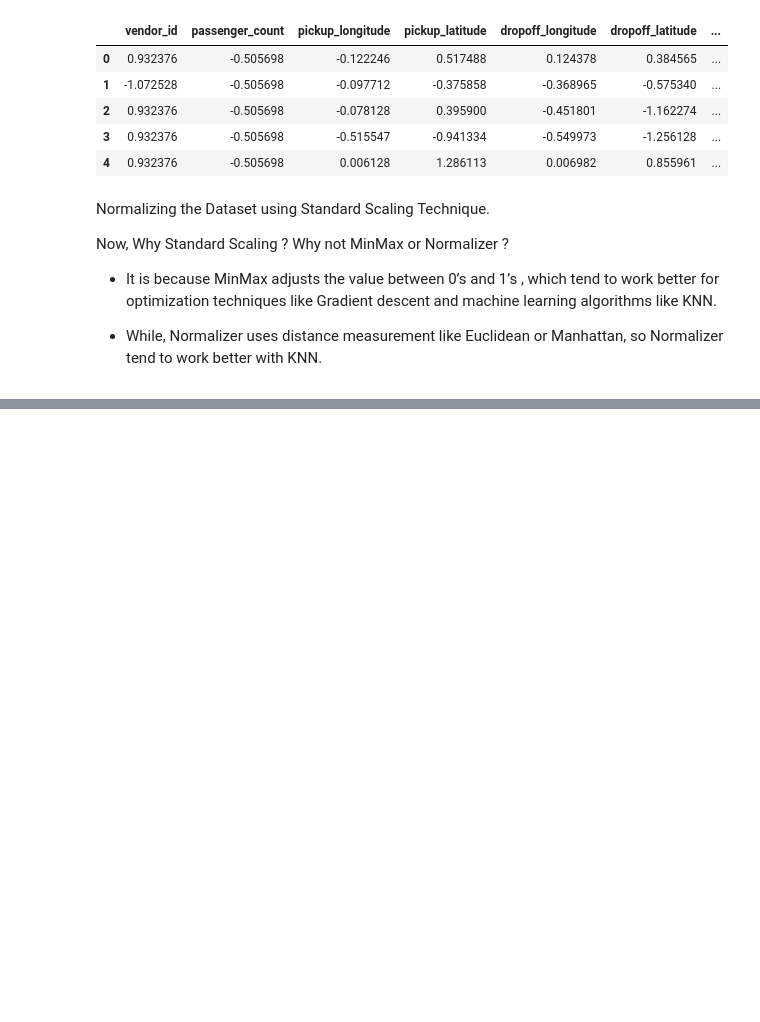
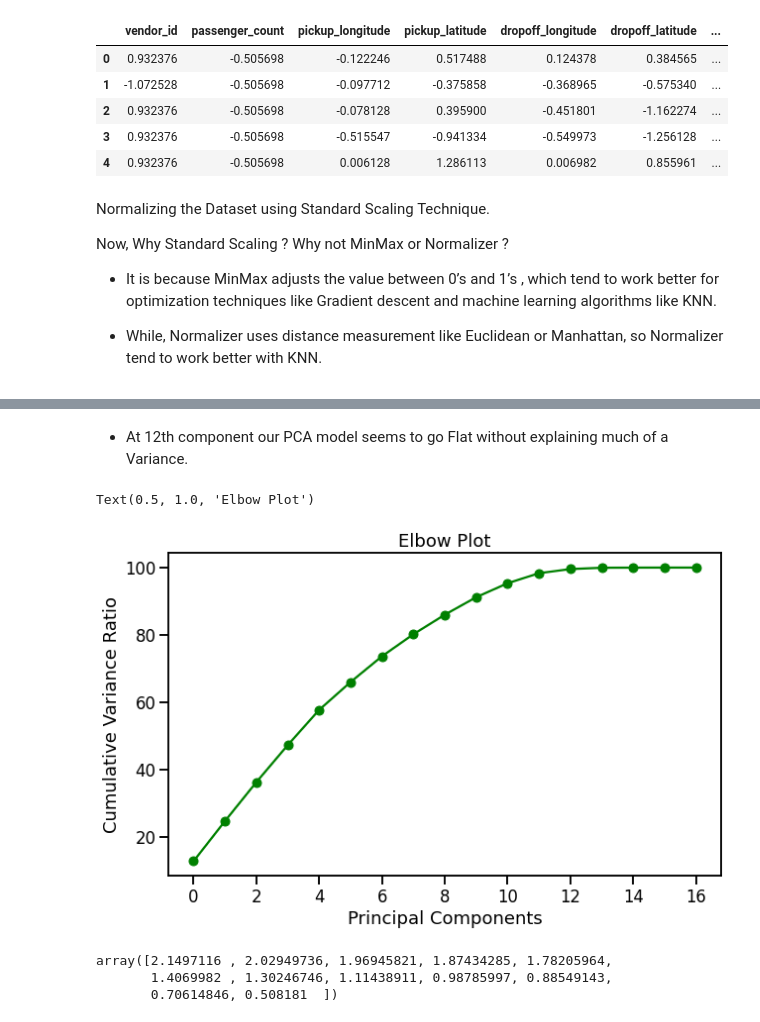
Before and after one commit to deepika1905/NYC-Taxi-Trip-Time-Prediction, a Jupyter notebook: Deepika_Yadav_NYC_Taxi_Trip_Time_Prediction_Capstone_Project.ipynb, the cells around one changed output, grey strips where cells are left out. Saved outputs shown, nothing was run; the diff lists cells and outputs as text; code cells hidden in the pictures; blank space fills up the shorter version.

```diff
--- a/Deepika_Yadav_NYC_Taxi_Trip_Time_Prediction_Capstone_Project.ipynb
+++ b/Deepika_Yadav_NYC_Taxi_Trip_Time_Prediction_Capstone_Project.ipynb
@@ -743,0 +776,23 @@ Now, Why Standard Scaling ? Why not MinMax or Normalizer ?
+# %% [markdown]
+- At 12th component our PCA model seems to go Flat without explaining much of a Variance.
+# %%
+#Cumulative Variance Ratio
+
+plt.figure(figsize=(10,6))
+plt.plot(np.cumsum(var_rat)*100, color="g", marker='o')
+plt.xlabel("Principal Components")
+plt.ylabel("Cumulative Variance Ratio")
+plt.title('Elbow Plot')
+# %% [output]
+Text(0.5, 1.0, 'Elbow Plot')
+[figure, added]
+# %%
+#Applying PCA as per required components
+
+pca = PCA(n_components=12)
+transform = pca.fit_transform(X)
+pca.explained_variance_
+# %% [output]
+array([2.1497116 , 2.02949736, 1.96945821, 1.87434285, 1.78205964,
+       1.4069982 , 1.30246746, 1.11438911, 0.98785997, 0.88549143,
+       0.70614846, 0.508181  ])
```
Also changed, not shown: parts of 24 cells of this notebook.
